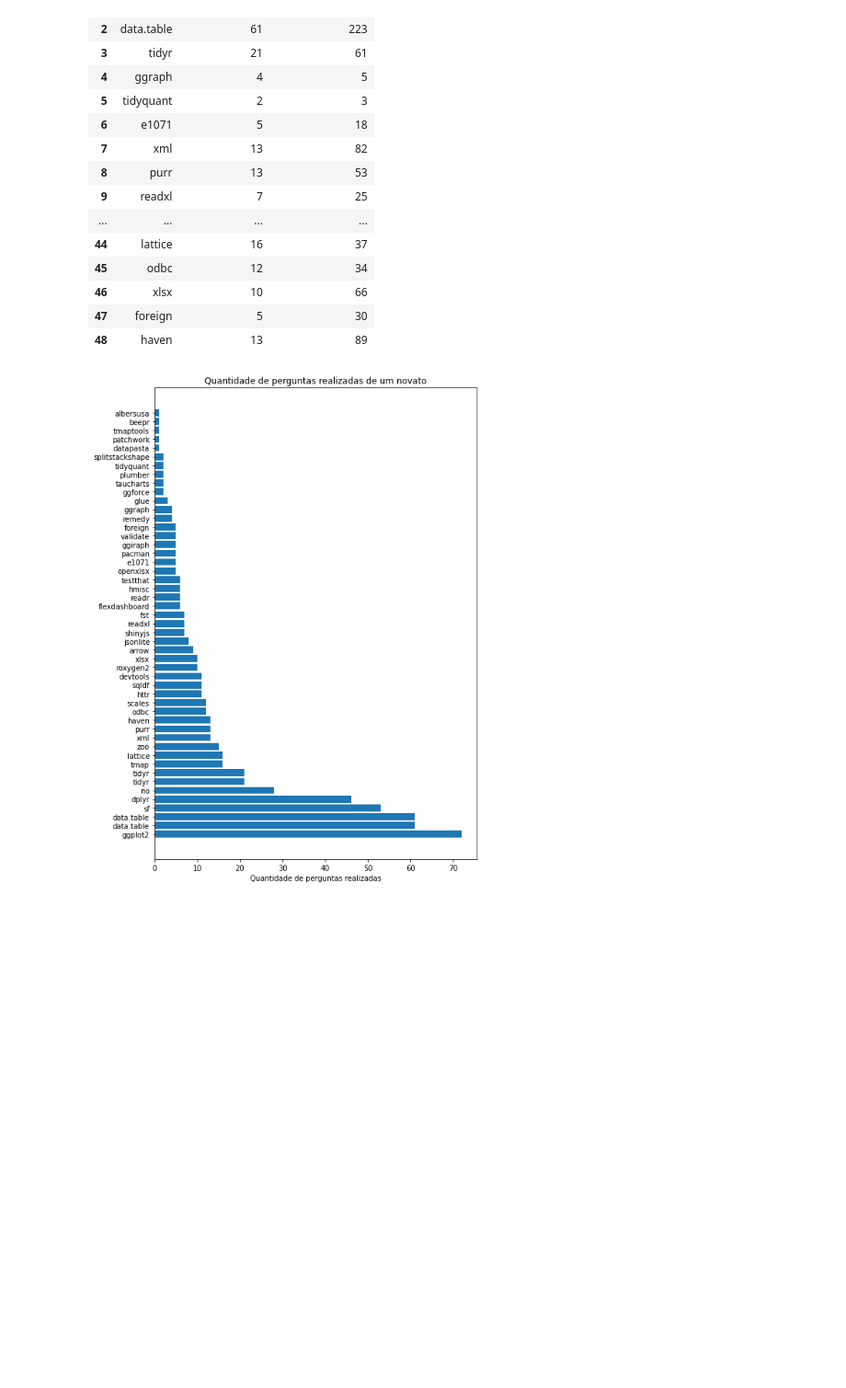
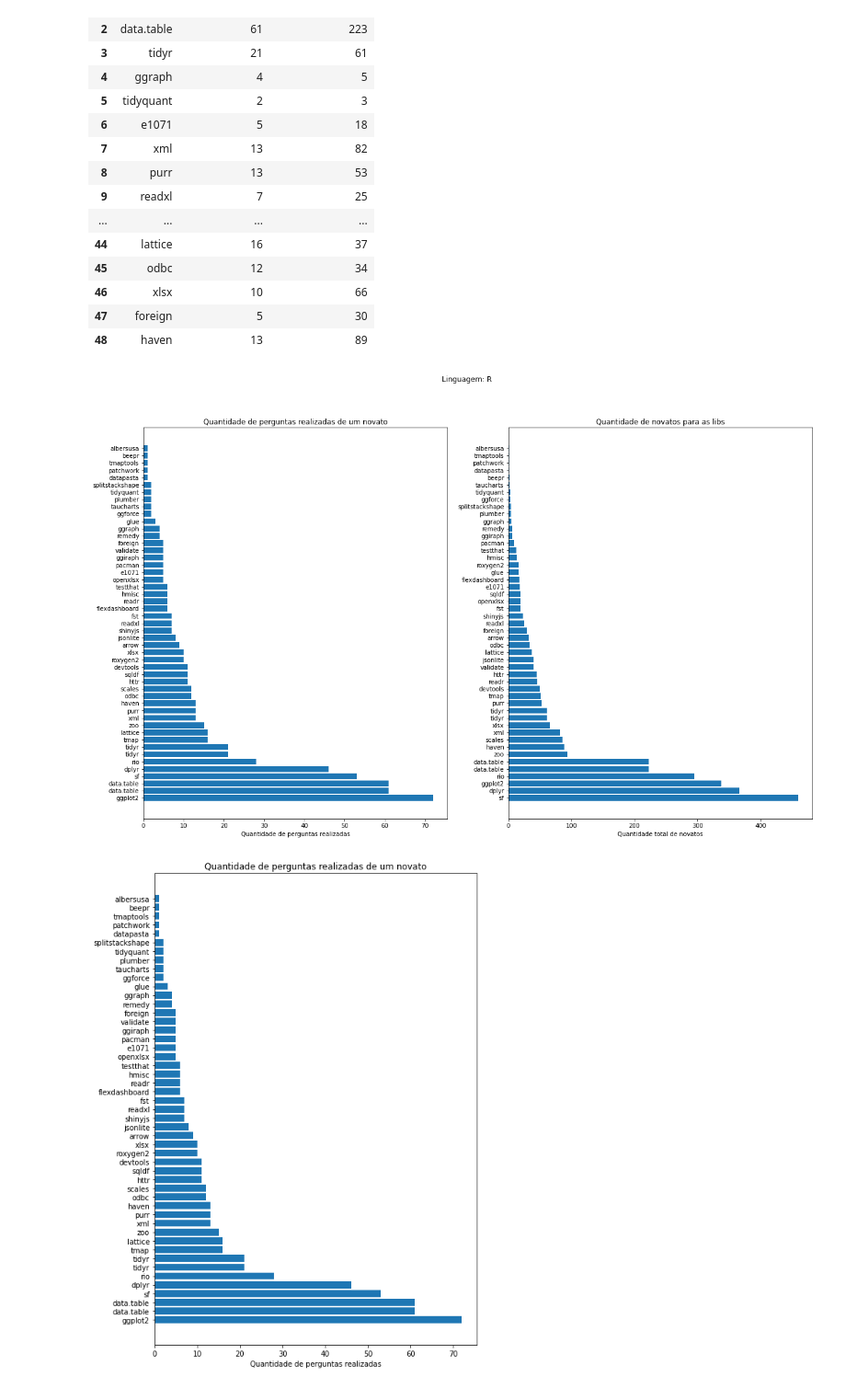
Before and after one commit to JuanFSR/EngenhariaEmpirica, a Jupyter notebook: 2. mineracao_r.ipynb, the cells around one changed output. Shown at 92% size. Drawn from its saved outputs; the diff is of its cells as text; code cells hidden in the pictures; blank space fills up the shorter version.

```diff
--- a/2. mineracao_r.ipynb
+++ b/2. mineracao_r.ipynb
@@ -346,6 +346,36 @@ dataResult
 | 46 | xlsx | 10 | 66 |
 | 47 | foreign | 5 | 30 |
 | 48 | haven | 13 | 89 |
+# %%
+dataResult = dataResult.sort_values(by=['qtd_max_ptgn'])
+
+fig, axs = plt.subplots(1, 2)
+fig.suptitle("Linguagem: R")
+
+fig.set_figheight(12)
+fig.set_figwidth(20)
+
+y_pos = np.arange(len(labelRepeat))
+
+axs[0].barh(y_pos, dataResult['qtd_max_ptgn'].values.tolist(), align='center')
+axs[0].set_yticks(y_pos, labels=dataResult['lib'].values.tolist())
+axs[0].invert_yaxis()
+axs[0].set_title('Quantidade de perguntas realizadas de um novato')
+axs[0].set_xlabel('Quantidade de perguntas realizadas')
+
+dataResult = dataResult.sort_values(by=['qtd_max_newers'])
+y_pos = np.arange(len(labelRepeat))
+
+axs[1].barh(y_pos, dataResult['qtd_max_newers'].values.tolist(), align='center')
+axs[1].set_yticks(y_pos, labels=dataResult['lib'].values.tolist())
+axs[1].invert_yaxis()
+axs[1].set_title('Quantidade de novatos para as libs')
+axs[1].set_xlabel('Quantidade total de novatos')
+
+fig.savefig('./result/{}/0. plot_togheter.png'.format(prefix), dpi=100)
+plt.show()
+# %% [output]
+[figure, added]
 # %%
 idxFigure = 1
 dataResult = dataResult.sort_values(by=['qtd_max_ptgn'])
```
Also changed, not shown: 4 other files.
